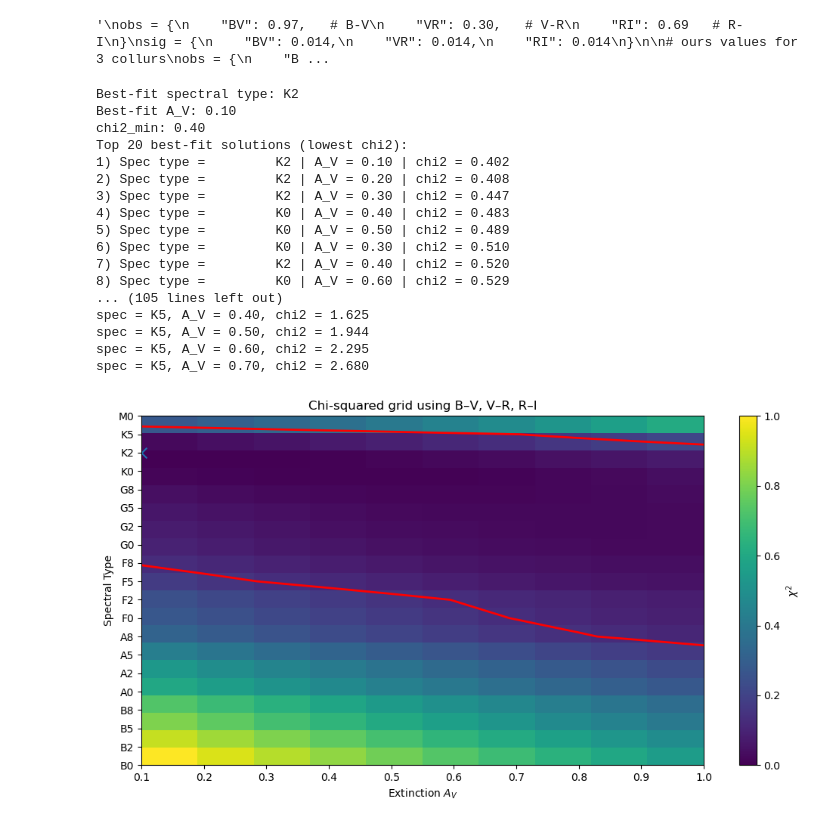
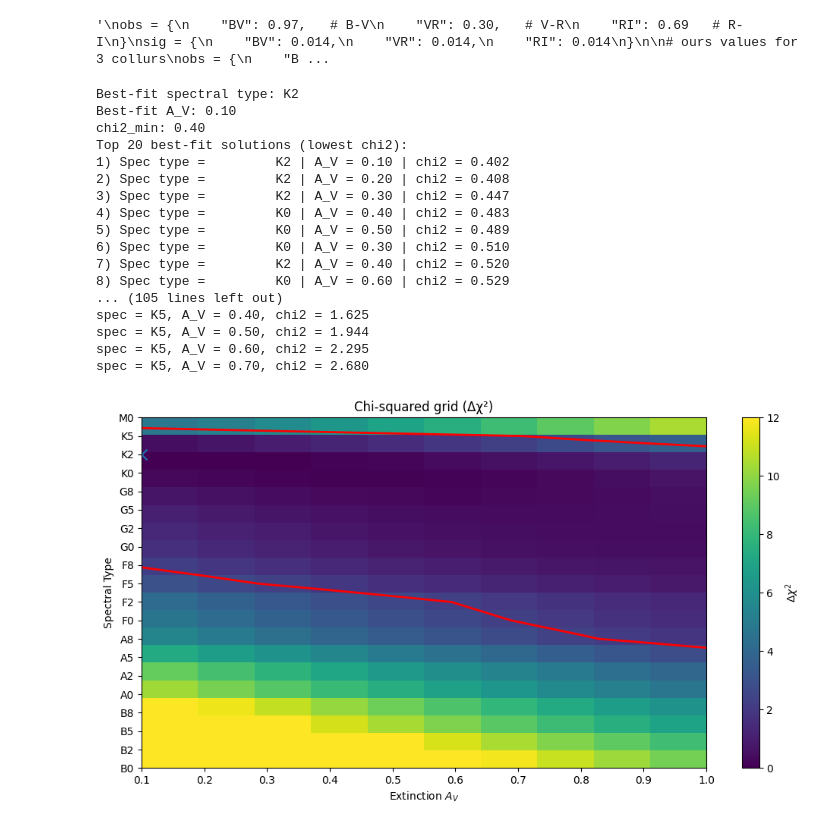
Before and after one commit to siddhantpujni/exoplanets_TGP, a Jupyter notebook: standard_stars.ipynb, the cells around one changed output. Saved outputs shown, nothing was run; the diff lists cells and outputs as text; code cells hidden in the pictures.

```diff
--- a/standard_stars.ipynb
+++ b/standard_stars.ipynb
@@ -1864,56 +1864,57 @@ print(f"{len(i_sigma)} grid points inside 1 sigma region.")
 for i, j in zip(i_sigma, j_sigma):
     print(f"spec = {spec_labels[i]}, A_V = {A_V[j]:.2f}, chi2 = {chi2[i,j]:.3f}")
 
+
 delta_chi2 = chi2 - chi2_min
 
+plt.figure(figsize=(12,6))
 
-# Plot
-plt.figure(figsize=(12,6))
-plt.imshow(
+im = plt.imshow(
     delta_chi2,
     aspect="auto",
-    origin="lower", # default starts topleft so spec type would be inverted of labels.
-    cmap="viridis",                 # array is 0-19 so len = 20 and -1 = 19
-    extent=[A_V.min(), A_V.max(), 0, len(spec_index)-1] # x axis - A_Vmin/max (actual A_V values0 0, len(spec_index)-1 - yaxis
-
+    origin="lower",
+    cmap="viridis",
+    extent=[A_V.min(), A_V.max(), 0, len(spec_index)-1],
+    vmin=0,
+    vmax=12   # ensures colourbar reaches 1σ
 )
 
 CS = plt.contour(
     A_V,
     spec_index,
     delta_chi2,
     levels=[2.30],
     colors="red",
     linewidths=2
 )
 
-plt.scatter([best_Av], [imin], marker="x", s=100)  # mark best-fit
+plt.scatter(best_Av, imin, marker="x", s=100)
 
-plt.yticks(spec_index, spec_labels) # at these indicies label them with the strings "spec_labels"
+plt.yticks(spec_index, spec_labels)
 plt.xlabel("Extinction $A_V$")
 plt.ylabel("Spectral Type")
-plt.colorbar(label= "$\chi^2$")
-plt.title("Chi-squared grid using B–V, V–R, R–I")
+
+cbar = plt.colorbar(im)
+cbar.set_label(r"$\Delta \chi^2$")
+
+plt.title("Chi-squared grid (Δχ²)")
 plt.show()
-
-
-# look up reduced chi2 - should be same as chi2 anyway as 1 d.o.f.
 # %% [output]
 Best-fit spectral type: K2
 Best-fit A_V: 0.10
 chi2_min: 0.40
 Top 20 best-fit solutions (lowest chi2):
 1) Spec type =         K2 | A_V = 0.10 | chi2 = 0.402
 2) Spec type =         K2 | A_V = 0.20 | chi2 = 0.408
 3) Spec type =         K2 | A_V = 0.30 | chi2 = 0.447
 4) Spec type =         K0 | A_V = 0.40 | chi2 = 0.483
 5) Spec type =         K0 | A_V = 0.50 | chi2 = 0.489
 6) Spec type =         K0 | A_V = 0.30 | chi2 = 0.510
 7) Spec type =         K2 | A_V = 0.40 | chi2 = 0.520
 8) Spec type =         K0 | A_V = 0.60 | chi2 = 0.529
 ... (105 lines left out)
 spec = K5, A_V = 0.40, chi2 = 1.625
 spec = K5, A_V = 0.50, chi2 = 1.944
 spec = K5, A_V = 0.60, chi2 = 2.295
 spec = K5, A_V = 0.70, chi2 = 2.680
-[figure, old version]
+[figure, new version]
```
Also changed, not shown: parts of 5 cells of this notebook, 1 other file.
